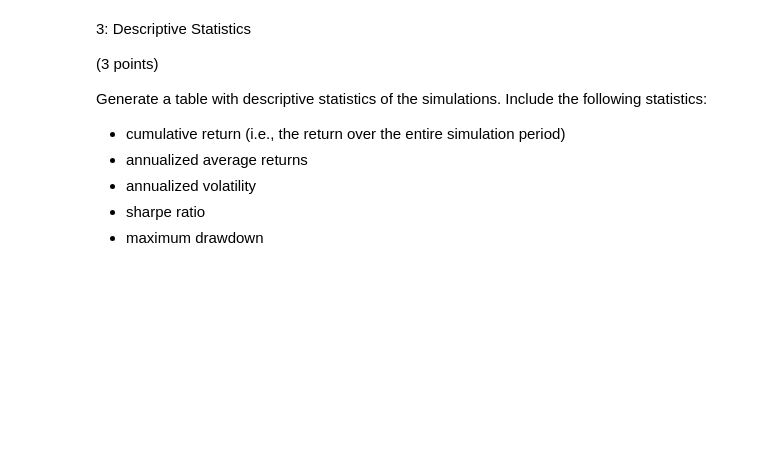
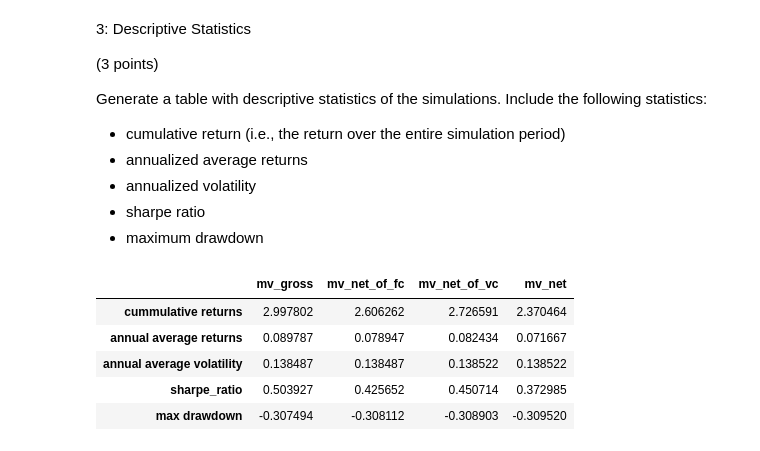
Before and after one commit to N-Kelly/qpmwp-course, a Jupyter notebook: assignments/assignment_3.ipynb, the cells around one changed output. Saved outputs shown, nothing was run; the diff lists cells and outputs as text; code cells hidden in the pictures; blank space fills up the shorter version.

```diff
--- a/assignments/assignment_3.ipynb
+++ b/assignments/assignment_3.ipynb
@@ -291,25 +291,49 @@ Generate a table with descriptive statistics of the simulations. Include the fol
 # %%
 # cumulative returns
 cum_returns = (sim+1).cumprod()
-cum_returns = cum_returns.iloc[-1,:]
+final_cum_returns = cum_returns.iloc[-1,:]
 
 # grouping returns by year
 grouped_by_year = {year: ret for year, ret in sim.groupby(sim.index.year)}
 
 an_ret = []
-an_vol = []
+an_ret = pd.DataFrame(columns=sim.columns)
+an_vol = pd.DataFrame(columns=sim.columns)
 for year, returns in grouped_by_year.items():
     scalefactor = len(returns)
 
     # annualized average returns
     expected_return = ExpectedReturn(method='geometric', scalefactor=scalefactor)
     mu = expected_return.estimate(X=returns, inplace=False)
-    an_ret.append(mu)
+    an_ret.loc[len(an_ret)] = mu
 
     # annualized vol
-    covariance = Covariance(method='pearson', scalefactor=scalefactor)
-    sigma = np.array(covariance.estimate(X=returns, inplace=False))
-    an_vol.append(np.diagonal(sigma))
+    sigma = returns.std()*np.sqrt(scalefactor)
+    an_vol.loc[len(an_vol)] = sigma
 
-an_av_returns = np.mean(an_ret, axis=0)
-an_av_vol = np.mean(an_vol, axis=0)
+an_av_returns = an_ret.mean(axis=0)
+an_av_vol = an_vol.mean(axis=0)
+
+# sharpe ratio
+rf = 0.02 #  asumed yearly risk free rate
+sharpe_ratio = (an_av_returns - rf)/an_av_vol
+
+# maximum drawdwon
+running_max = cum_returns.cummax(axis=0)
+drawdowns = (cum_returns - running_max)/running_max
+
+max_drawdown = drawdowns.min()
+
+
+
+data = [final_cum_returns, an_av_returns, an_av_vol, sharpe_ratio, max_drawdown]
+statistics = ['cummulative returns', 'annual average returns', 'annual average volatility', 'sharpe_ratio', 'max drawdown']
+df = pd.DataFrame(data, columns=sim.columns, index=statistics)
+df
+# %% [output]
+|  | mv_gross | mv_net_of_fc | mv_net_of_vc | mv_net |
+| cummulative returns | 2.997802 | 2.606262 | 2.726591 | 2.370464 |
+| annual average returns | 0.089787 | 0.078947 | 0.082434 | 0.071667 |
+| annual average volatility | 0.138487 | 0.138487 | 0.138522 | 0.138522 |
+| sharpe_ratio | 0.503927 | 0.425652 | 0.450714 | 0.372985 |
+| max drawdown | -0.307494 | -0.308112 | -0.308903 | -0.309520 |
```
